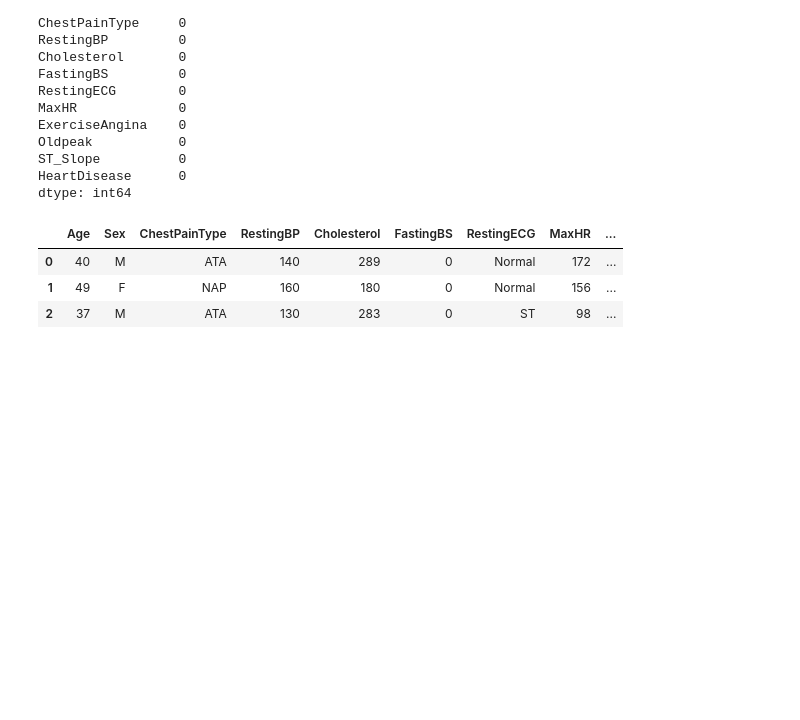
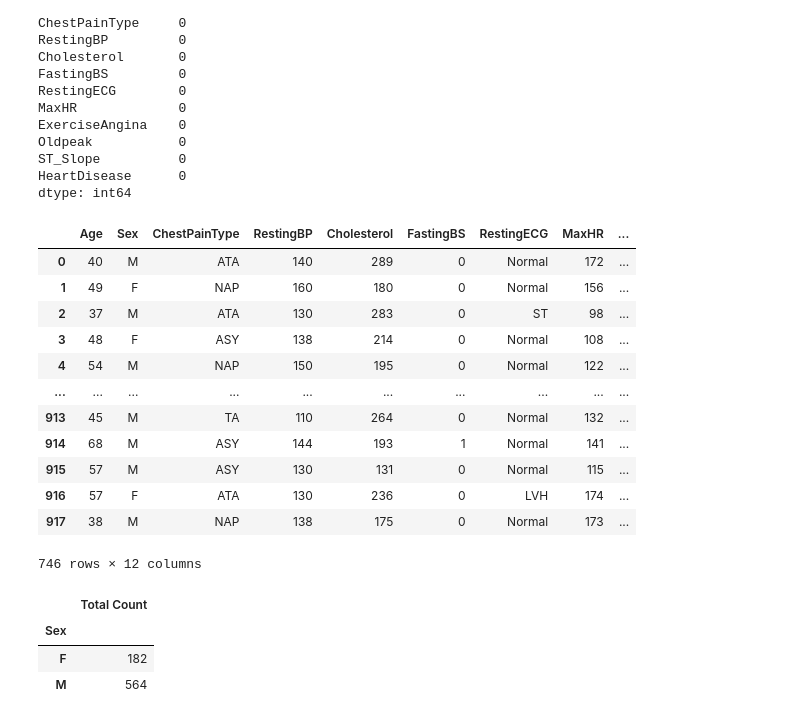
Before and after one commit to aselsche/Final-Project-Heart-Failure-Prediction, a Jupyter notebook: Untitled.ipynb, the cells around one changed output. Drawn from its saved outputs; the diff is of its cells as text; code cells hidden in the pictures; blank space fills up the shorter version.

```diff
--- a/Untitled.ipynb
+++ b/Untitled.ipynb
@@ -29,7 +35,7 @@ import numpy as np
 # %%
 #  Import and read the heart.csv.
-heart_df = pd.read_csv("heart.csv")
-heart_df.head(3)
+heart = pd.read_csv("heart.csv")
+heart
 # %% [output]
 |  | Age | Sex | ChestPainType | RestingBP | Cholesterol | FastingBS | RestingECG | MaxHR | ... |
 | 0 | 40 | M | ATA | 140 | 289 | 0 | Normal | 172 | ... |
@@ -78,10 +106,19 @@ HeartDisease      0
 dtype: int64
 # %%
 #cleaning the dataset by removing all zeroes in the column "cholesterol" as there is no 0 cholesterole.
-clean_df=heart_df[heart_df['Cholesterol'] !=0]
-clean_df.head(3)
+clean_df=heart[heart['Cholesterol'] !=0]
+clean_df
 # %% [output]
 |  | Age | Sex | ChestPainType | RestingBP | Cholesterol | FastingBS | RestingECG | MaxHR | ... |
 | 0 | 40 | M | ATA | 140 | 289 | 0 | Normal | 172 | ... |
 | 1 | 49 | F | NAP | 160 | 180 | 0 | Normal | 156 | ... |
 | 2 | 37 | M | ATA | 130 | 283 | 0 | ST | 98 | ... |
+| 3 | 48 | F | ASY | 138 | 214 | 0 | Normal | 108 | ... |
+| 4 | 54 | M | NAP | 150 | 195 | 0 | Normal | 122 | ... |
+| ... | ... | ... | ... | ... | ... | ... | ... | ... | ... |
+| 913 | 45 | M | TA | 110 | 264 | 0 | Normal | 132 | ... |
+| 914 | 68 | M | ASY | 144 | 193 | 1 | Normal | 141 | ... |
+| 915 | 57 | M | ASY | 130 | 131 | 0 | Normal | 115 | ... |
+| 916 | 57 | F | ATA | 130 | 236 | 0 | LVH | 174 | ... |
+| 917 | 38 | M | NAP | 138 | 175 | 0 | Normal | 173 | ... |
+746 rows × 12 columns
@@ -87,0 +129,18 @@ clean_df.head(3)
+# %%
+# List out count per Sex
+# sex_count = clean_df.Sex.value_counts()
+# sex_count
+
+#  Group by gender and get the number to plot
+distr_gender = clean_df.groupby(["Sex"])
+gender_df= pd.DataFrame(distr_gender.size())
+gender_df
+
+# Create the dataframe with total count of Female and Male
+gender_df.columns = ["Total Count"]
+gender_df
+# %% [output]
+|  | Total Count |
+| Sex |  |
+| F | 182 |
+| M | 564 |
```
Also changed, not shown: parts of 9 cells of this notebook, 1 other file.
